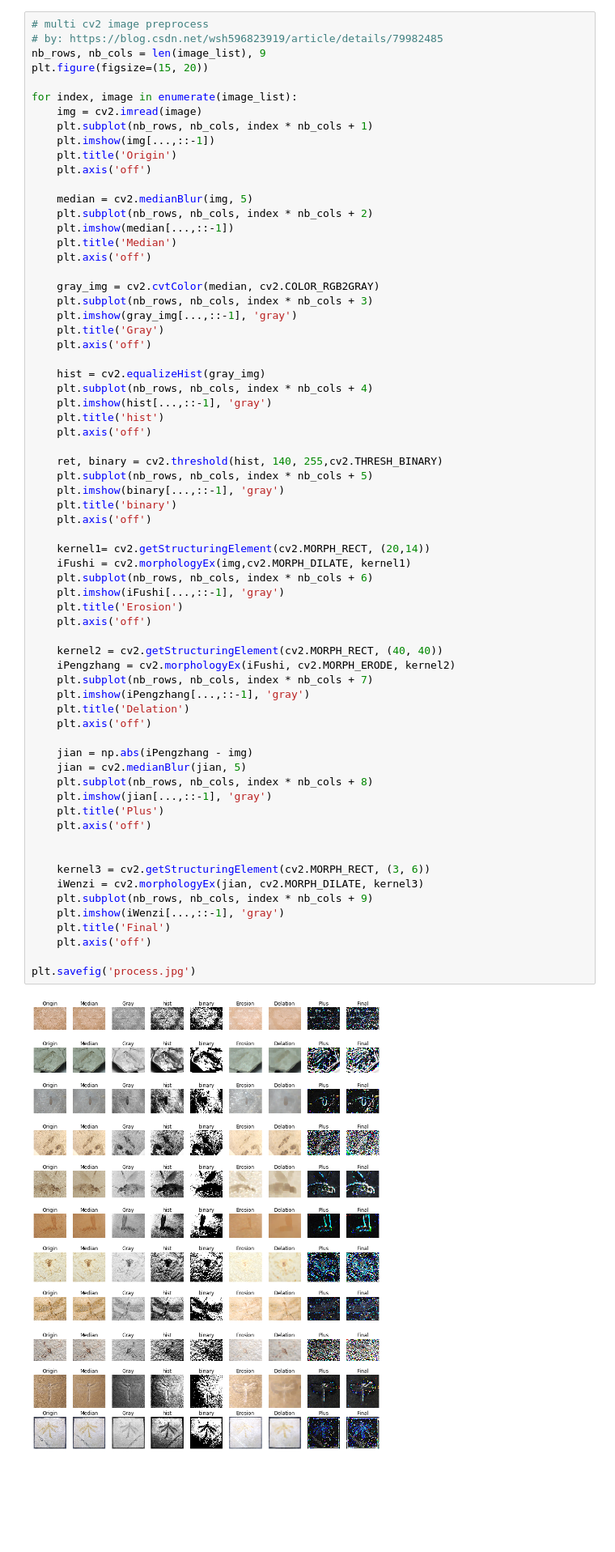
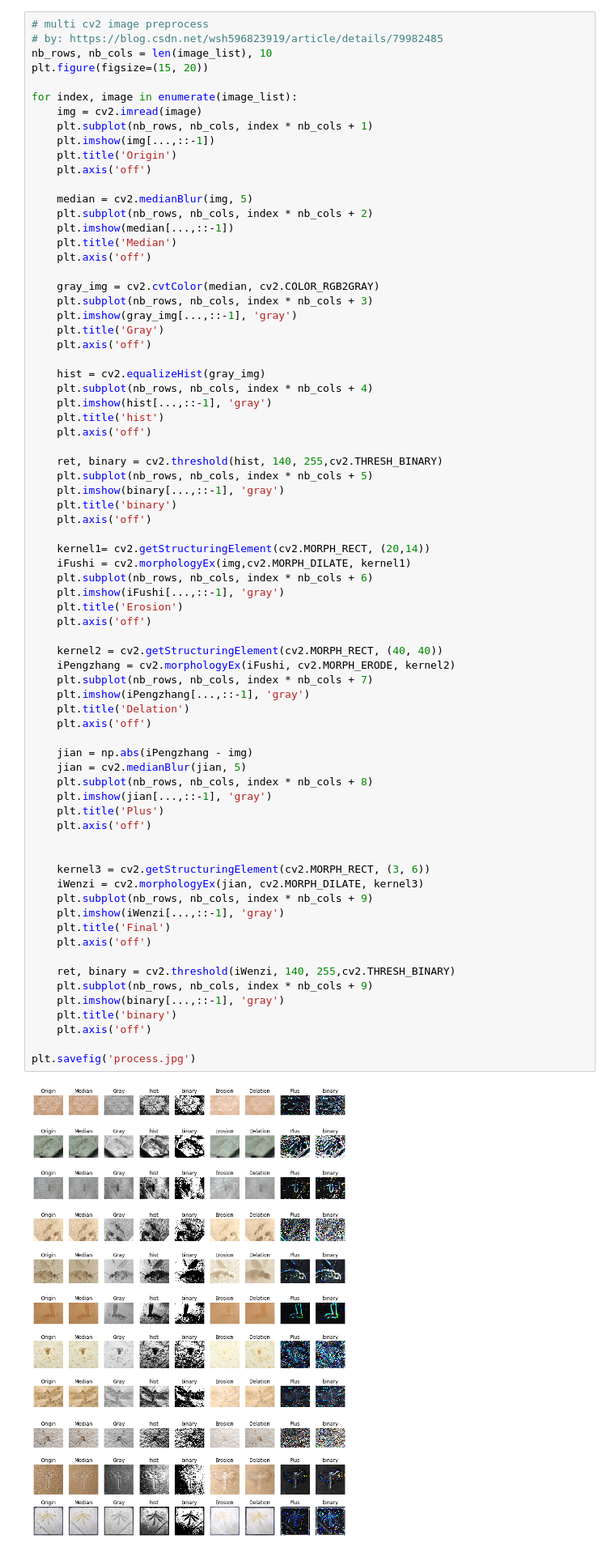
Before and after one commit to alexTse824/paleontology_fossil_ocr, a Jupyter notebook: preprocess/image_enhancement.ipynb, the cells around one changed output. Shown at 81% size. Drawn from its saved outputs; the diff is of its cells as text; blank space fills up the shorter version.

```diff
--- a/preprocess/image_enhancement.ipynb
+++ b/preprocess/image_enhancement.ipynb
@@ -72,7 +72,7 @@ for index, image in enumerate(image_list):
 # %%
 # multi cv2 image preprocess
 # by: https://blog.csdn.net/wsh596823919/article/details/79982485
-nb_rows, nb_cols = len(image_list), 9
+nb_rows, nb_cols = len(image_list), 10
 plt.figure(figsize=(15, 20))
 
 for index, image in enumerate(image_list):
@@ -110,31 +110,37 @@ for index, image in enumerate(image_list):
     iFushi = cv2.morphologyEx(img,cv2.MORPH_DILATE, kernel1)
     plt.subplot(nb_rows, nb_cols, index * nb_cols + 6)
     plt.imshow(iFushi[...,::-1], 'gray')
     plt.title('Erosion')
     plt.axis('off')
 
     kernel2 = cv2.getStructuringElement(cv2.MORPH_RECT, (40, 40))
     iPengzhang = cv2.morphologyEx(iFushi, cv2.MORPH_ERODE, kernel2)
     plt.subplot(nb_rows, nb_cols, index * nb_cols + 7)
     plt.imshow(iPengzhang[...,::-1], 'gray')
     plt.title('Delation')
     plt.axis('off')
 
     jian = np.abs(iPengzhang - img)
     jian = cv2.medianBlur(jian, 5)
     plt.subplot(nb_rows, nb_cols, index * nb_cols + 8)
     plt.imshow(jian[...,::-1], 'gray')
     plt.title('Plus')
     plt.axis('off')
 
 
     kernel3 = cv2.getStructuringElement(cv2.MORPH_RECT, (3, 6))
     iWenzi = cv2.morphologyEx(jian, cv2.MORPH_DILATE, kernel3)
     plt.subplot(nb_rows, nb_cols, index * nb_cols + 9)
     plt.imshow(iWenzi[...,::-1], 'gray')
     plt.title('Final')
     plt.axis('off')
 
+    ret, binary = cv2.threshold(iWenzi, 140, 255,cv2.THRESH_BINARY)
+    plt.subplot(nb_rows, nb_cols, index * nb_cols + 9)
+    plt.imshow(binary[...,::-1], 'gray')
+    plt.title('binary')
+    plt.axis('off')
+
 plt.savefig('process.jpg')
 # %% [output]
-[figure, old version]
+[figure, new version]
```
Also changed, not shown: parts of 1 cell of this notebook, 4 other files.
